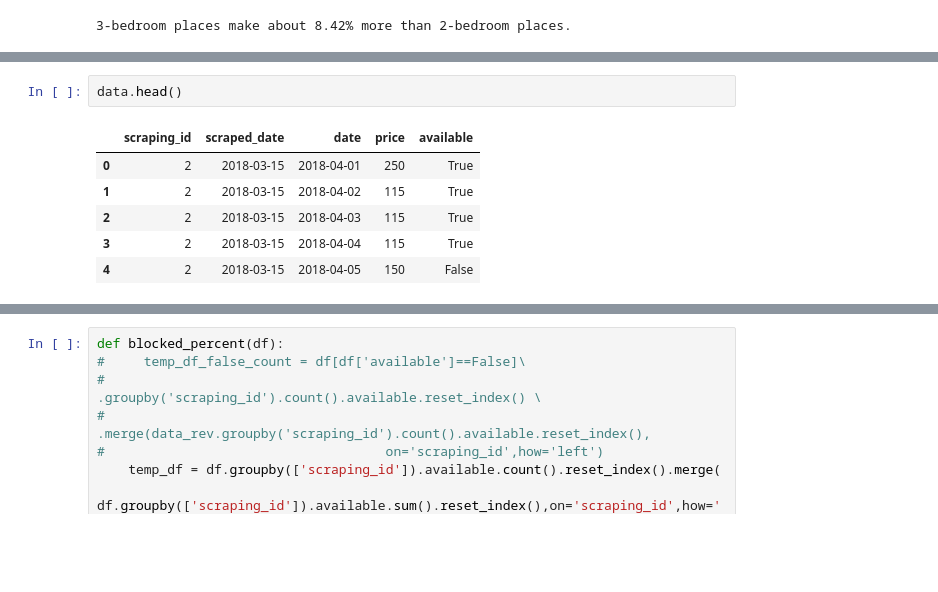
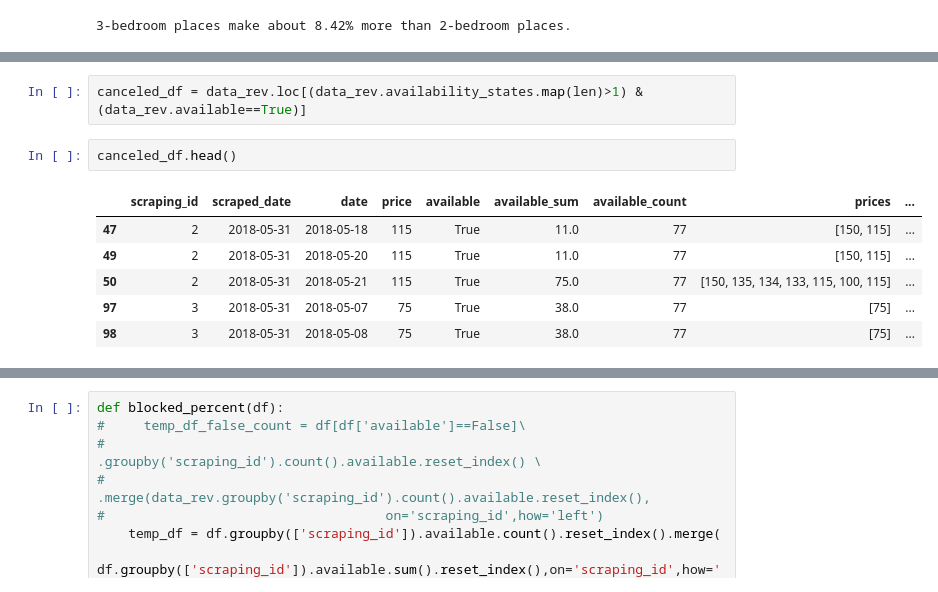
Before and after one commit to jeremyrchow/Residential_Data_Analysis, a Jupyter notebook: Analysis Notebook.ipynb, the cells around one changed output, grey strips where cells are left out. Drawn from its saved outputs; the diff is of its cells as text; blank space fills up the shorter version.

```diff
--- a/Analysis Notebook.ipynb
+++ b/Analysis Notebook.ipynb
@@ -328,10 +342,12 @@ print(f'3-bedroom places make about {(three_bed_rev - two_bed_rev) / two_bed_rev
+# %%
+canceled_df = data_rev.loc[(data_rev.availability_states.map(len)>1) & (data_rev.available==True)]
 # %%
-data.head()
+canceled_df.head()
 # %% [output]
-|  | scraping_id | scraped_date | date | price | available |
-| 0 | 2 | 2018-03-15 | 2018-04-01 | 250 | True |
-| 1 | 2 | 2018-03-15 | 2018-04-02 | 115 | True |
-| 2 | 2 | 2018-03-15 | 2018-04-03 | 115 | True |
-| 3 | 2 | 2018-03-15 | 2018-04-04 | 115 | True |
-| 4 | 2 | 2018-03-15 | 2018-04-05 | 150 | False |
+|  | scraping_id | scraped_date | date | price | available | available_sum | available_count | prices | ... |
+| 47 | 2 | 2018-05-31 | 2018-05-18 | 115 | True | 11.0 | 77 | [150, 115] | ... |
+| 49 | 2 | 2018-05-31 | 2018-05-20 | 115 | True | 11.0 | 77 | [150, 115] | ... |
+| 50 | 2 | 2018-05-31 | 2018-05-21 | 115 | True | 75.0 | 77 | [150, 135, 134, 133, 115, 100, 115] | ... |
+| 97 | 3 | 2018-05-31 | 2018-05-07 | 75 | True | 38.0 | 77 | [75] | ... |
+| 98 | 3 | 2018-05-31 | 2018-05-08 | 75 | True | 38.0 | 77 | [75] | ... |
 # %%
```
Also changed, not shown: parts of 26 cells of this notebook, 4 other files.
